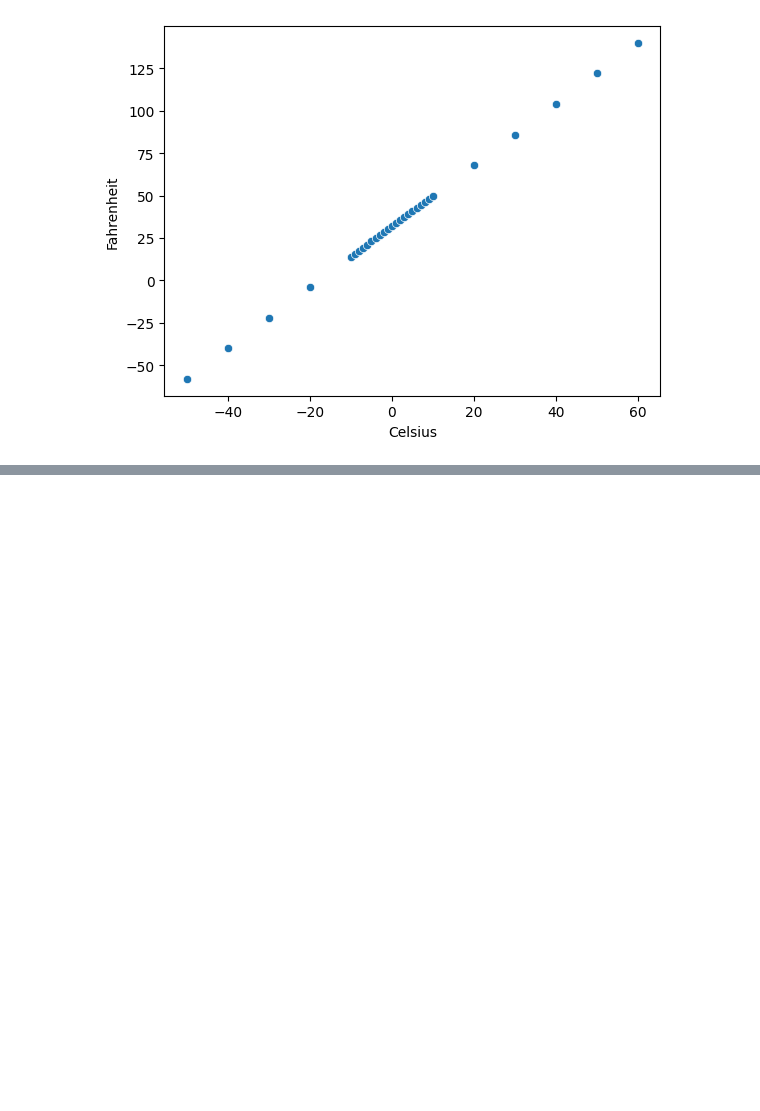
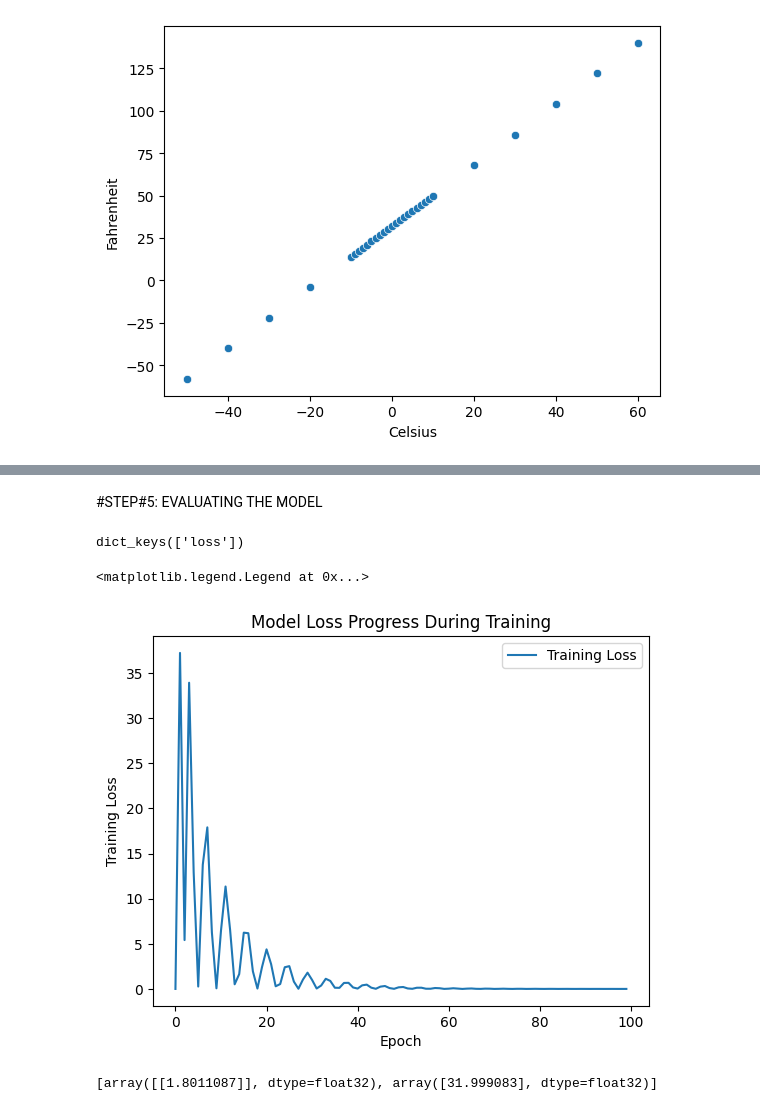
Before and after one commit to janmalmstrom/Tensorflow, a Jupyter notebook: Develop_A_Single_Neuron_Model_to_Convert_C_to_F.ipynb, the cells around one changed output, grey strips where cells are left out. Saved outputs shown, nothing was run; the diff lists cells and outputs as text; code cells hidden in the pictures; blank space fills up the shorter version.

```diff
--- a/Develop_A_Single_Neuron_Model_to_Convert_C_to_F.ipynb
+++ b/Develop_A_Single_Neuron_Model_to_Convert_C_to_F.ipynb
@@ -92,0 +97,3 @@ sns.scatterplot(x=Temperature_df['Celsius'], y=Temperature_df['Fahrenheit'])
+# %%
+X_train = Temperature_df['Celsius']
+y_train = Temperature_df['Fahrenheit']
@@ -92,0 +110,3 @@ sns.scatterplot(x=Temperature_df['Celsius'], y=Temperature_df['Fahrenheit'])
+# %%
+model = tf.keras.Sequential()
+model.add(tf.keras.layers.Dense(units=1, input_shape=[1]))
@@ -92,0 +127,4 @@ sns.scatterplot(x=Temperature_df['Celsius'], y=Temperature_df['Fahrenheit'])
+# %%
+model.compile(optimizer=tf.keras.optimizers.Adam(0.5), loss='mean_squared_error')
+# %%
+epochs_hist = model.fit(X_train, y_train, epochs = 100)
@@ -92,0 +149,19 @@ sns.scatterplot(x=Temperature_df['Celsius'], y=Temperature_df['Fahrenheit'])
+# %% [markdown]
+#STEP#5: EVALUATING THE MODEL
+# %%
+epochs_hist.history.keys()
+# %% [output]
+dict_keys(['loss'])
+# %%
+plt.plot(epochs_hist.history['loss'])
+plt.title('Model Loss Progress During Training')
+plt.xlabel('Epoch')
+plt.ylabel('Training Loss')
+plt.legend(['Training Loss'])
+# %% [output]
+<matplotlib.legend.Legend at 0x...>
+[figure, added]
+# %%
+model.get_weights()
+# %% [output]
+[array([[1.8011087]], dtype=float32), array([31.999083], dtype=float32)]
```
Also changed, not shown: parts of 9 cells of this notebook.
